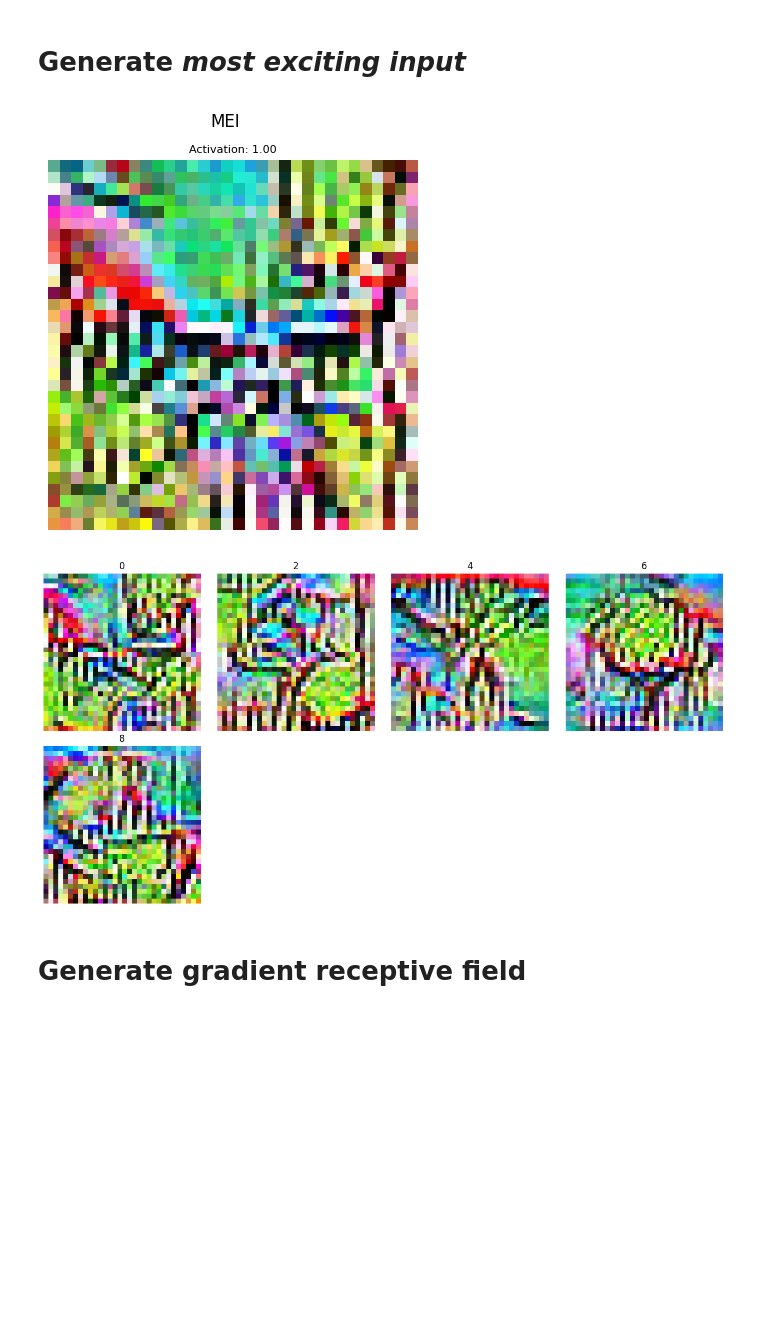
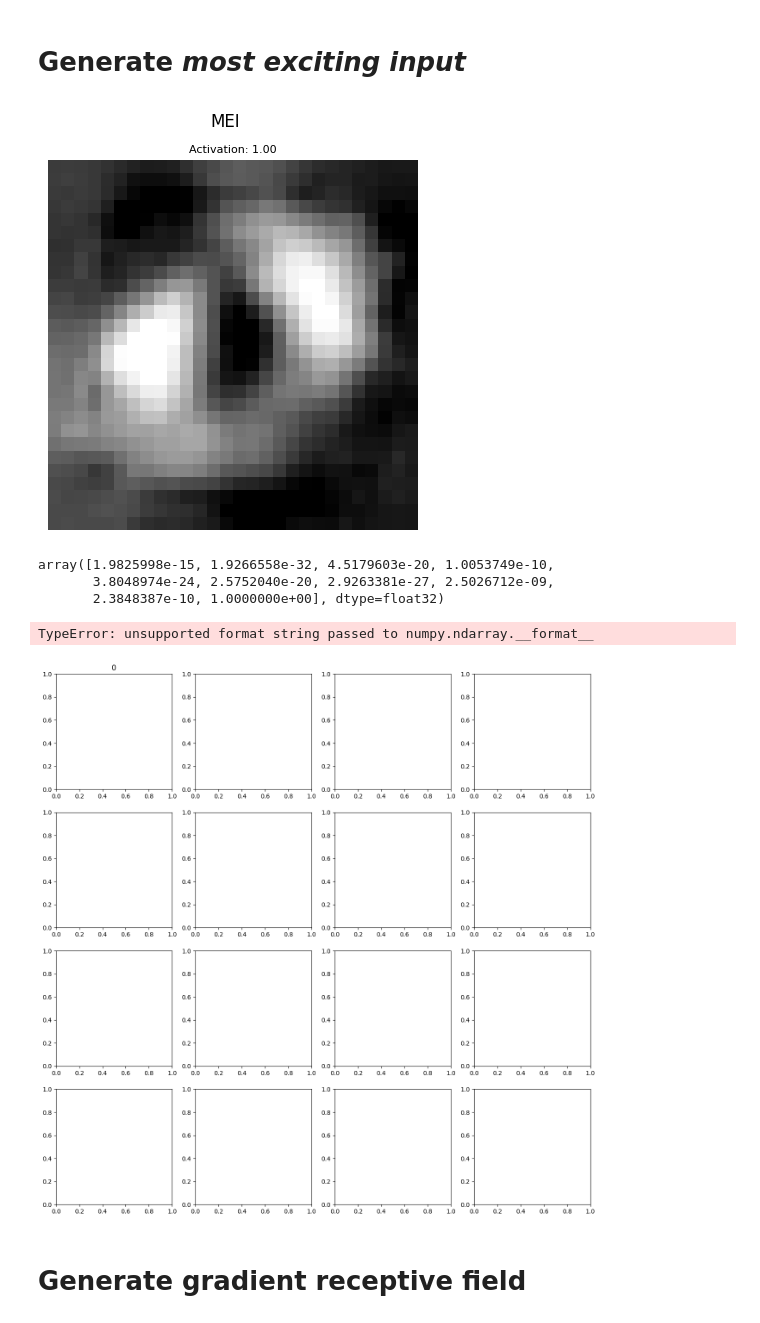
Before and after one commit to lacykaltgr/mei, a Jupyter notebook: examples/example_mnist.ipynb, the cells around one changed output. Saved outputs shown, nothing was run; the diff lists cells and outputs as text; code cells hidden in the pictures; blank space fills up the shorter version.

Commit message:
mnist recon example, shape mismatches

```diff
--- a/examples/example.ipynb
+++ b/examples/example_mnist.ipynb
@@ -3,25 +5,26 @@
 # %%
 import torch
-import numpy as np
-from example_models import MNIST_model, CIFAR_model, show_image, show_image_grid
-device = torch.device("cuda" if torch.cuda.is_available() else "cpu")
+from example_models import MNIST_model, show_image, show_image_grid
+device = torch.device("cuda" if torch.cuda.is_available()
+                      else "mps" if torch.backends.mps.is_available()
+                      else "cpu")
 
 import sys
 sys.path.append('..')
 # %% [markdown]
 # First build and train your models
 # %%
-model = CIFAR_model
+model = MNIST_model
 load = True
 
-model1 = model(name="model1", device=device, load=load)
-model2 = model(name="model2", device=device, load=load)
+model1 = model(name="mnist_model1", device=device, load=load)
+model2 = model(name="mnist_model2", device=device, load=load)
 
 if not load:
     model1.train(epochs=10)
     model2.train(epochs=10)
-#model1.eval()
-#model2.eval()
-#model1.save()
-#model2.save()
+model1.eval()
+model2.eval()
+model1.save()
+model2.save()
 # %% [output]
@@ -35,7 +36,7 @@ Loading model2...
 # Import and instantiate MEI
 # %%
 import src.mei as mei
-Mei = mei.MEI(models=[model1, model2], shape=(3, 32, 32))
+Mei = mei.MEI(models=[model1, model2], shape=(1, 28, 28))
 # %% [markdown]
 # Generate *most exciting input*
 # %%
@@ -52,9 +53,9 @@ meip = Mei.generate(0,
                     norm=-1,              # norm adjustment after step, negative to turn off
                     train_norm=-1,        # norm adjustment during step, negative to turn off
                     clip=True)            # Whether to clip the range of the image to be in valid range
-show_image(np.transpose(meip.image, (1, 2, 0)), text="MEI", activation=meip.activation)
+show_image(meip.image, text="MEI", activation=meip.activation)
 # %% [output]
-[figure, old version]
+[figure, new version]
 # %%
 #list neuron query for multiple dimension output
 meip_complex = Mei.generate([2]) # for 2 dimensions would be [0,1] for example
@@ -64,13 +65,20 @@ meip_all = Mei.generate()
 
 #custom neuron query
 meip_custom = Mei.generate(lambda index: index[-1]%2==0)
+# %%
+meip_all[0].activation
+# %% [output]
+array([1.9825998e-15, 1.9266558e-32, 4.5179603e-20, 1.0053749e-10,
+       3.8048974e-24, 2.5752040e-20, 2.9263381e-27, 2.5026712e-09,
+       2.3848387e-10, 1.0000000e+00], dtype=float32)
 # %%
 show_image_grid(
-    [np.transpose(m.image, (1, 2, 0)) for m in meip_custom],
+    [m.image for m in meip_custom],
     texts=[f"{i}" for i in range(0, 10, 2)],
     activations=[m.activation for m in meip_custom])
 # %% [output]
+TypeError: unsupported format string passed to numpy.ndarray.__format__
-[figure, old version]
+[figure, new version]
 # %% [markdown]
 # Generate gradient receptive field
 # %%
```
Also changed, not shown: parts of 13 cells of this notebook, 9 other files.
